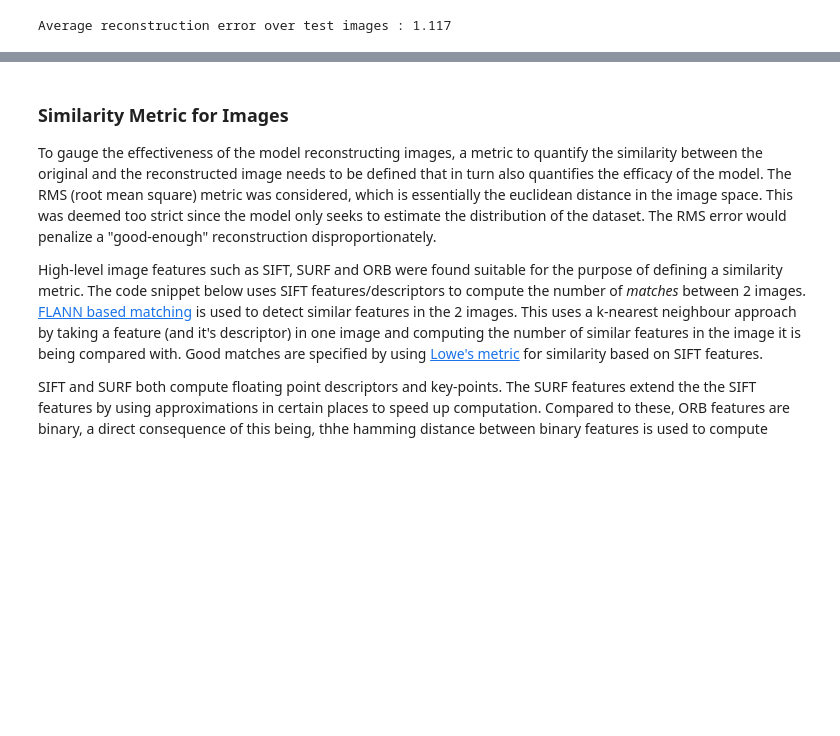
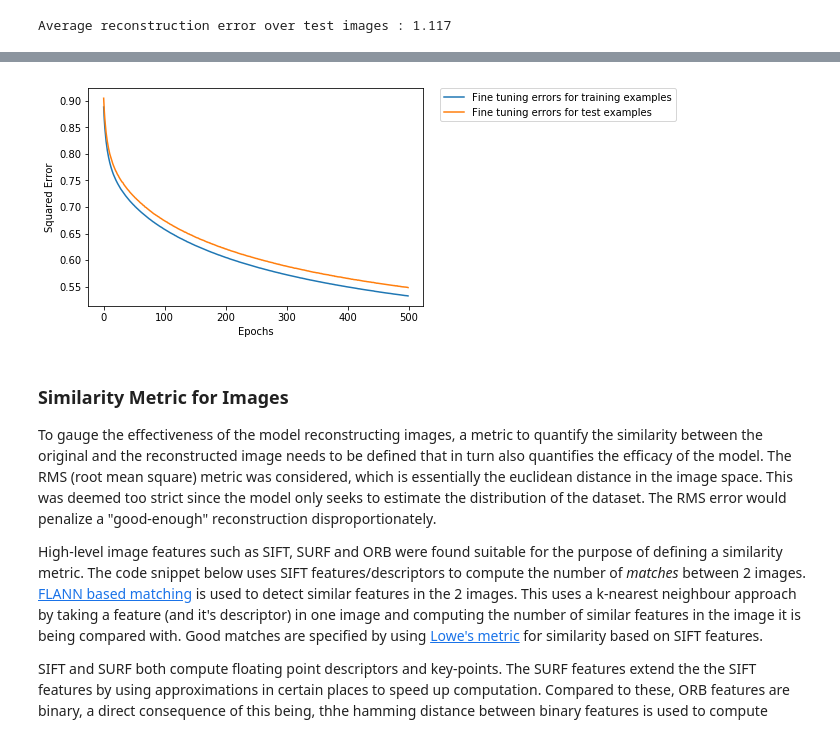
Before and after one commit to ishaanb92/Generative-Models-, a Jupyter notebook: Classifier_Documentation.ipynb, the cells around one changed output, grey strips where cells are left out. Saved outputs shown, nothing was run; the diff lists cells and outputs as text; code cells hidden in the pictures; blank space fills up the shorter version.

Commit message:
Adding figures for fine tuned DBN using MSE over original and reconstructed images

```diff
--- a/Classifier_Documentation.ipynb
+++ b/Classifier_Documentation.ipynb
@@ -322,3 +326,22 @@ Average reconstruction error over test images : 1.117
+# %%
+import pickle
+import matplotlib.pyplot as plt
+
+with open ('train_finetune', 'rb') as fp:
+    training_error = pickle.load(fp)
+
+with open ('test_finetune', 'rb') as fp:
+    test_error = pickle.load(fp)
+
+
+plt.plot(training_error,label='Fine tuning errors for training examples')
+plt.ylabel('Squared Error')
+plt.xlabel('Epochs')
+plt.plot(test_error,label='Fine tuning errors for test examples')
+plt.legend(bbox_to_anchor=(1.05, 1), loc=2, borderaxespad=0.)
+plt.show()
+# %% [output]
+[figure, added]
 # %% [markdown]
 ### Similarity Metric for Images
 
```
Also changed, not shown: parts of 1 cell of this notebook.
